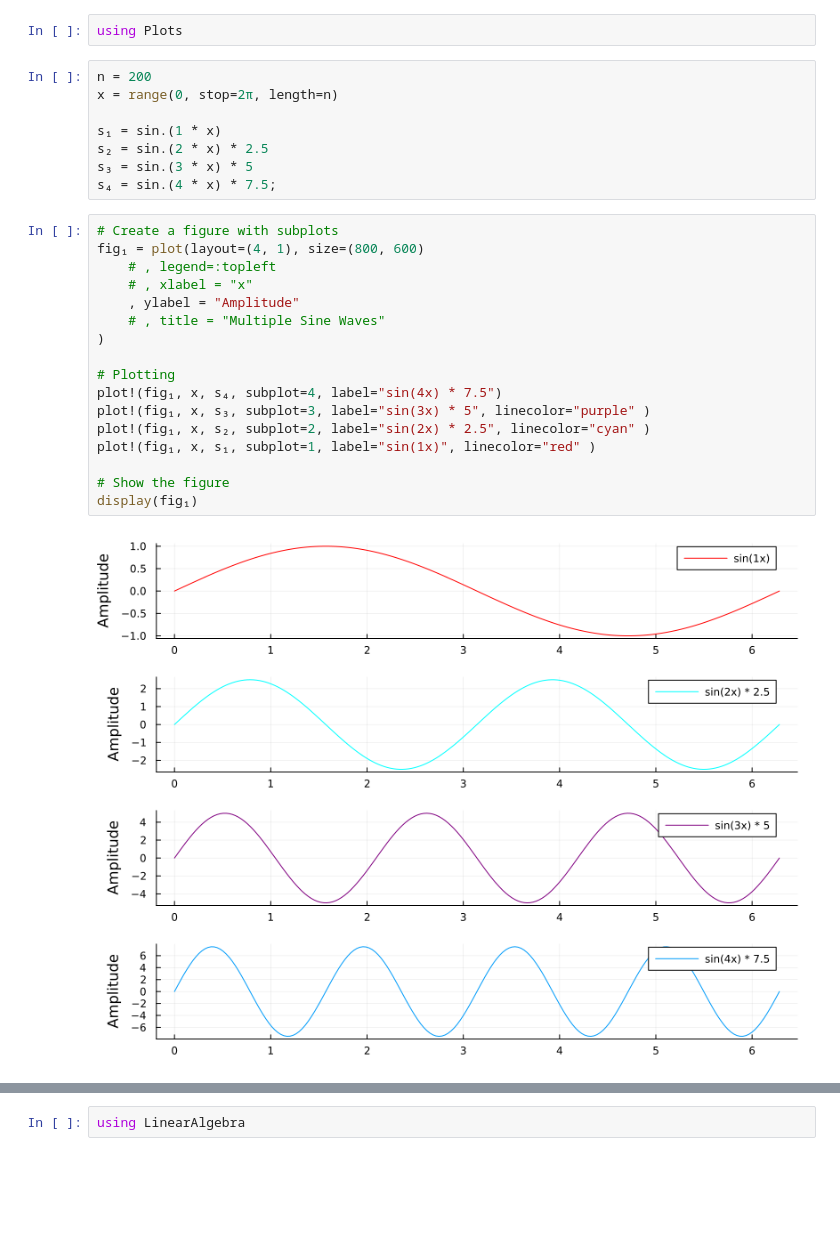
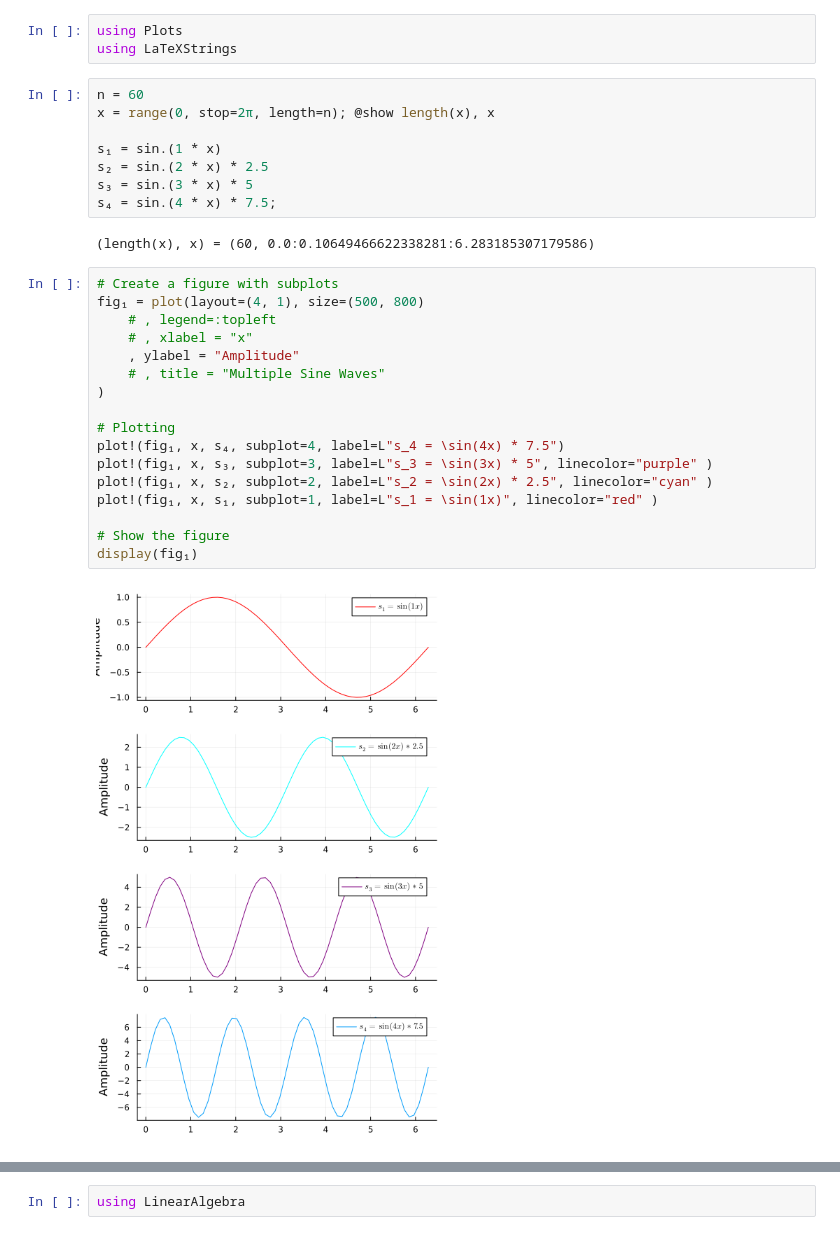
Before and after one commit to setrar/dsp, a Jupyter notebook: courses/kutz/_12/fourier_approximation.jl.ipynb, the cells around one changed output, grey strips where cells are left out. Drawn from its saved outputs; the diff is of its cells as text; blank space fills up the shorter version.

```diff
--- a/courses/kutz/_12/fourier_approximation.jl.ipynb
+++ b/courses/kutz/_12/fourier_approximation.jl.ipynb
@@ -1,29 +1,32 @@
 # %%
 using Plots
+using LaTeXStrings
 # %%
-n = 200
-x = range(0, stop=2π, length=n)
+n = 60
+x = range(0, stop=2π, length=n); @show length(x), x
 
 s₁ = sin.(1 * x)
 s₂ = sin.(2 * x) * 2.5
 s₃ = sin.(3 * x) * 5
 s₄ = sin.(4 * x) * 7.5;
+# %% [output]
+(length(x), x) = (60, 0.0:0.10649466622338281:6.283185307179586)
 # %%
 # Create a figure with subplots
-fig₁ = plot(layout=(4, 1), size=(800, 600)
+fig₁ = plot(layout=(4, 1), size=(500, 800)
     # , legend=:topleft
     # , xlabel = "x"
     , ylabel = "Amplitude"
     # , title = "Multiple Sine Waves"
 )
 
 # Plotting
-plot!(fig₁, x, s₄, subplot=4, label="sin(4x) * 7.5")
-plot!(fig₁, x, s₃, subplot=3, label="sin(3x) * 5", linecolor="purple" )
-plot!(fig₁, x, s₂, subplot=2, label="sin(2x) * 2.5", linecolor="cyan" )
-plot!(fig₁, x, s₁, subplot=1, label="sin(1x)", linecolor="red" )
+plot!(fig₁, x, s₄, subplot=4, label=L"s_4 = \sin(4x) * 7.5")
+plot!(fig₁, x, s₃, subplot=3, label=L"s_3 = \sin(3x) * 5", linecolor="purple" )
+plot!(fig₁, x, s₂, subplot=2, label=L"s_2 = \sin(2x) * 2.5", linecolor="cyan" )
+plot!(fig₁, x, s₁, subplot=1, label=L"s_1 = \sin(1x)", linecolor="red" )
 
 # Show the figure
 display(fig₁)
 # %% [output]
-[figure, old version]
+[figure, new version]
```
Also changed, not shown: parts of 10 cells of this notebook.
